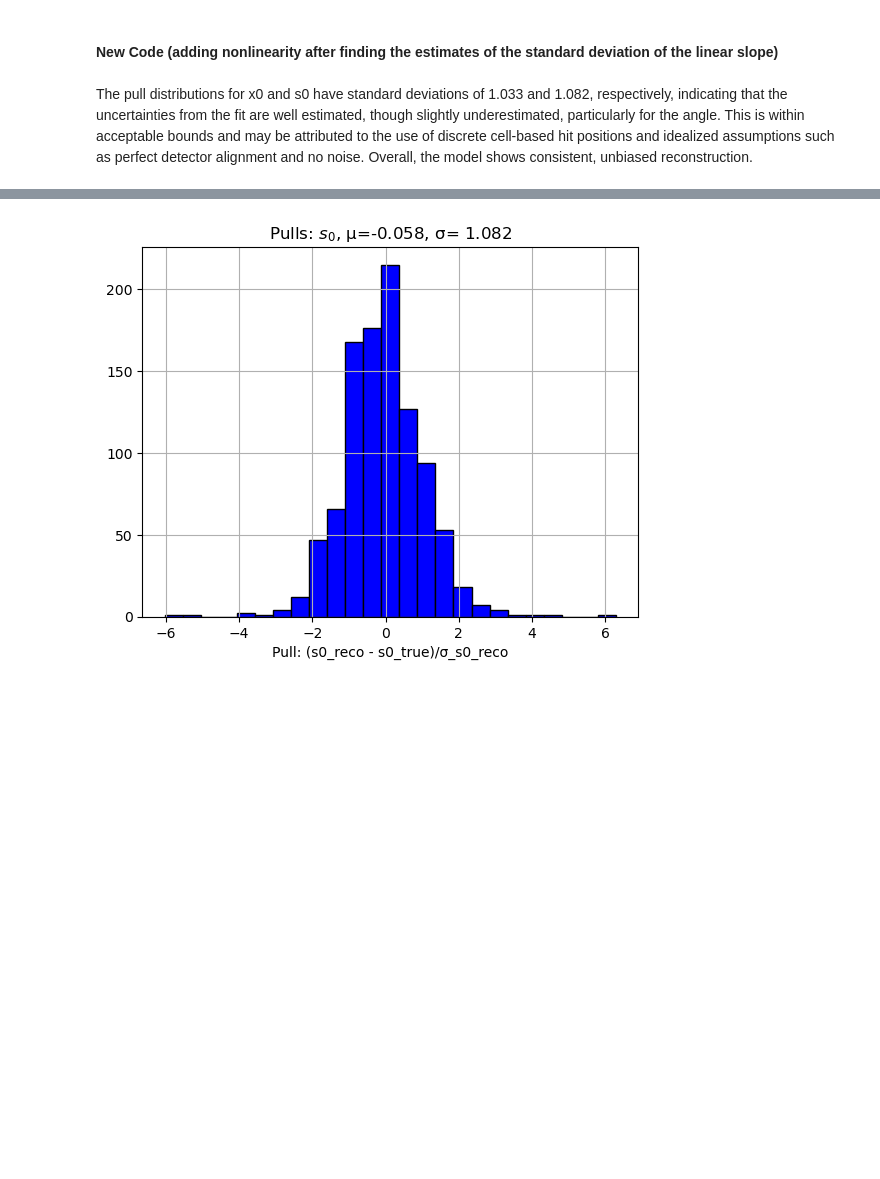
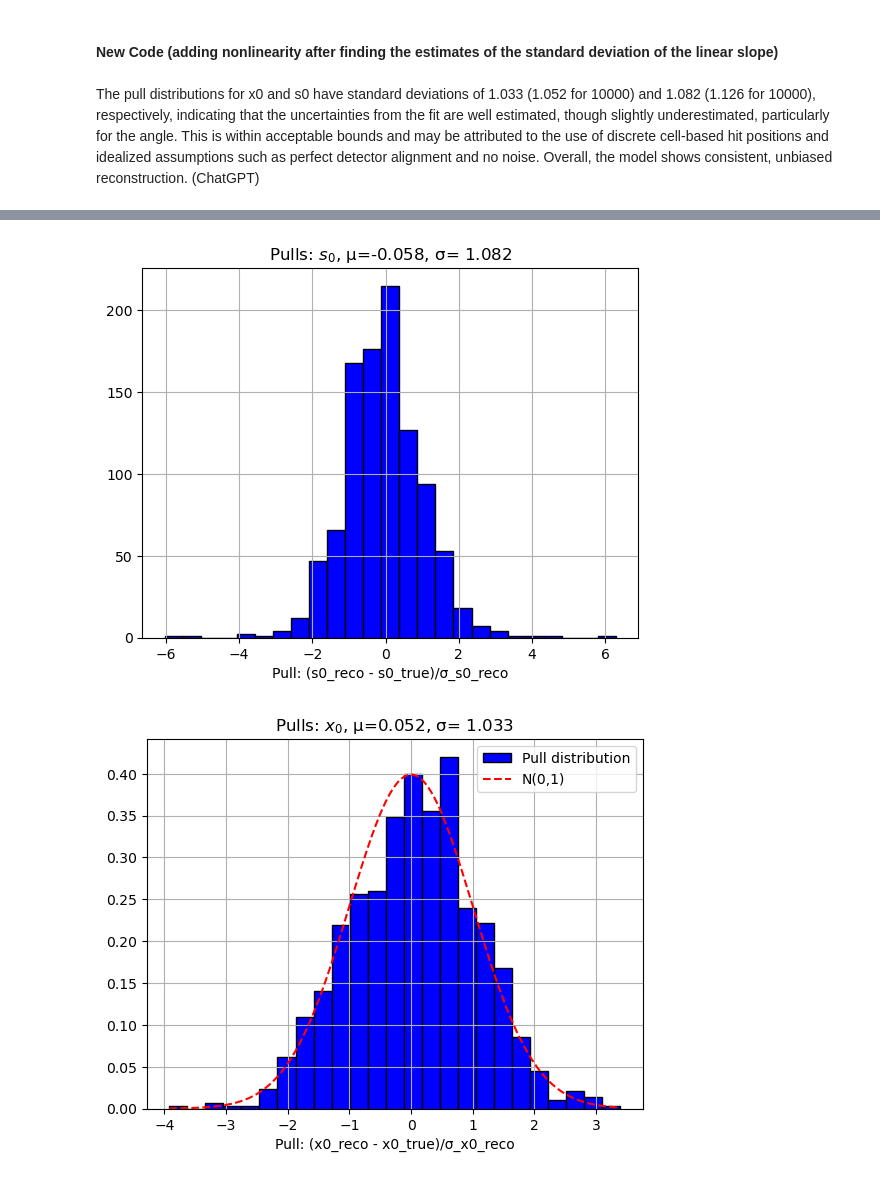
Before and after one commit to manueltuor/DAII, a Jupyter notebook: Tracking resolution.ipynb, the cells around one changed output, grey strips where cells are left out. Drawn from its saved outputs; the diff is of its cells as text; code cells hidden in the pictures; blank space fills up the shorter version.

Commit message:
Added Gaussian lines

```diff
--- a/Tracking resolution.ipynb
+++ b/Tracking resolution.ipynb
@@ -194,7 +195,7 @@ plt.show()
 # %% [markdown]
 #### New Code (adding nonlinearity after finding the estimates of the standard deviation of the linear slope)
 # %% [markdown]
-The pull distributions for x0 and s0 have standard deviations of 1.033 and 1.082, respectively, indicating that the uncertainties from the fit are well estimated, though slightly underestimated, particularly for the angle. This is within acceptable bounds and may be attributed to the use of discrete cell-based hit positions and idealized assumptions such as perfect detector alignment and no noise. Overall, the model shows consistent, unbiased reconstruction.
+The pull distributions for x0 and s0 have standard deviations of 1.033 (1.052 for 10000) and 1.082 (1.126 for 10000), respectively, indicating that the uncertainties from the fit are well estimated, though slightly underestimated, particularly for the angle. This is within acceptable bounds and may be attributed to the use of discrete cell-based hit positions and idealized assumptions such as perfect detector alignment and no noise. Overall, the model shows consistent, unbiased reconstruction. (ChatGPT)
 # %%
 n_trajectories = 1000
 z0 = 0
@@ -273,30 +274,52 @@ plt.xlabel("s0_reco - s0_true [rad]")
 plt.grid()
 plt.show()
 
 
 # Taking the mean and standard deviation for the pulls
 mean_pulls_s0 = np.mean(pulls_s0)
 mean_pulls_x0 = np.mean(pulls_x0)
 
 std_pulls_s0 = np.std(pulls_s0)
 std_pulls_x0 = np.std(pulls_x0)
 
 # Plot these distributions as histograms
 plt.figure()
 plt.hist(pulls_x0, bins = 25, color = "blue", edgecolor = "black")
 plt.title(f"Pulls: $x_0$, μ={mean_pulls_x0:.3f}, σ={std_pulls_x0: .3f}")
 plt.xlabel("Pull: (x0_reco - x0_true)/σ_x0_reco")
 plt.grid()
 plt.show()
 
 plt.figure()
 plt.hist(pulls_s0, bins = 25, color = "blue", edgecolor = "black")
 plt.title(f"Pulls: $s_0$, μ={mean_pulls_s0:.3f}, σ={std_pulls_s0: .3f}")
 plt.xlabel("Pull: (s0_reco - s0_true)/σ_s0_reco")
 plt.grid()
 plt.show()
+
+# Plot the distributions exactly the same way again, now with overlayed Gaussian distributions
+plt.figure()
+plt.hist(pulls_x0, bins=25, color="blue", edgecolor="black", density=True, label="Pull distribution")
+x_vals = np.linspace(min(pulls_x0), max(pulls_x0), 500)
+plt.plot(x_vals, norm.pdf(x_vals, loc=0, scale=1), 'r--', label="N(0,1)")
+plt.title(f"Pulls: $x_0$, μ={mean_pulls_x0:.3f}, σ={std_pulls_x0: .3f}")
+plt.xlabel("Pull: (x0_reco - x0_true)/σ_x0_reco")
+plt.legend()
+plt.grid()
+plt.show()
+
+plt.figure()
+plt.hist(pulls_s0, bins=25, color="blue", edgecolor="black", density=True, label="Pull distribution")
+x_vals = np.linspace(min(pulls_s0), max(pulls_s0), 500)
+plt.plot(x_vals, norm.pdf(x_vals, loc=0, scale=1), 'r--', label="N(0,1)")
+plt.title(f"Pulls: $s_0$, μ={mean_pulls_s0:.3f}, σ={std_pulls_s0: .3f}")
+plt.xlabel("Pull: (s0_reco - s0_true)/σ_s0_reco")
+plt.legend()
+plt.grid()
+plt.show()
 # %% [output]
 [figure]
 [figure]
 [figure]
 [figure]
+[figure, added]
```
Also changed, not shown: parts of 2 cells of this notebook.
